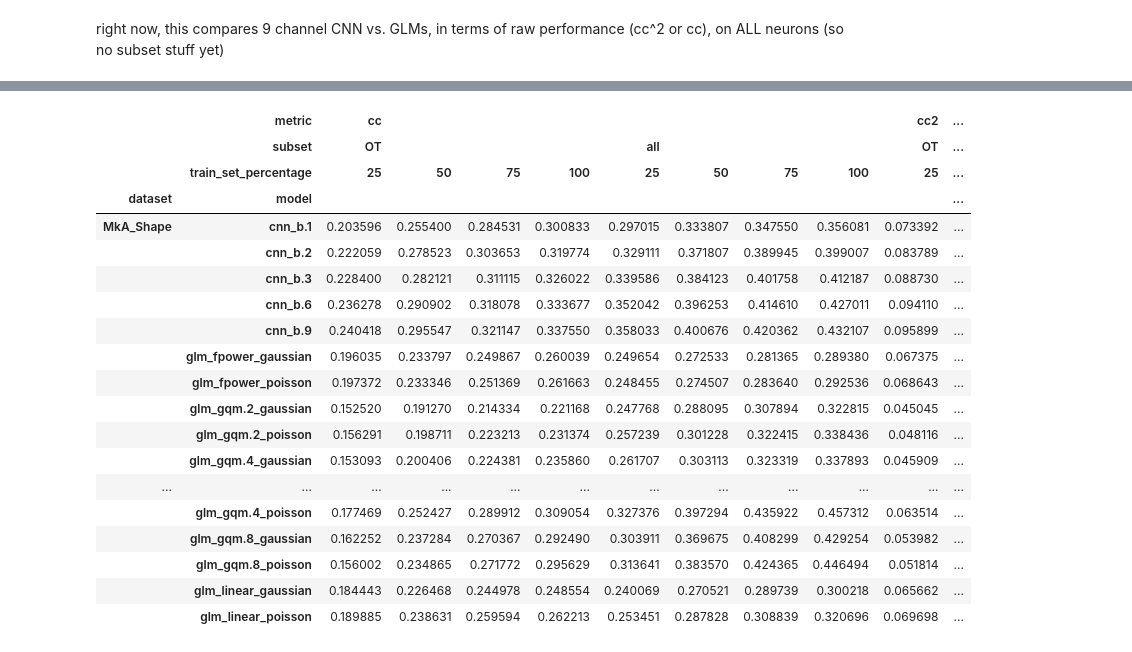
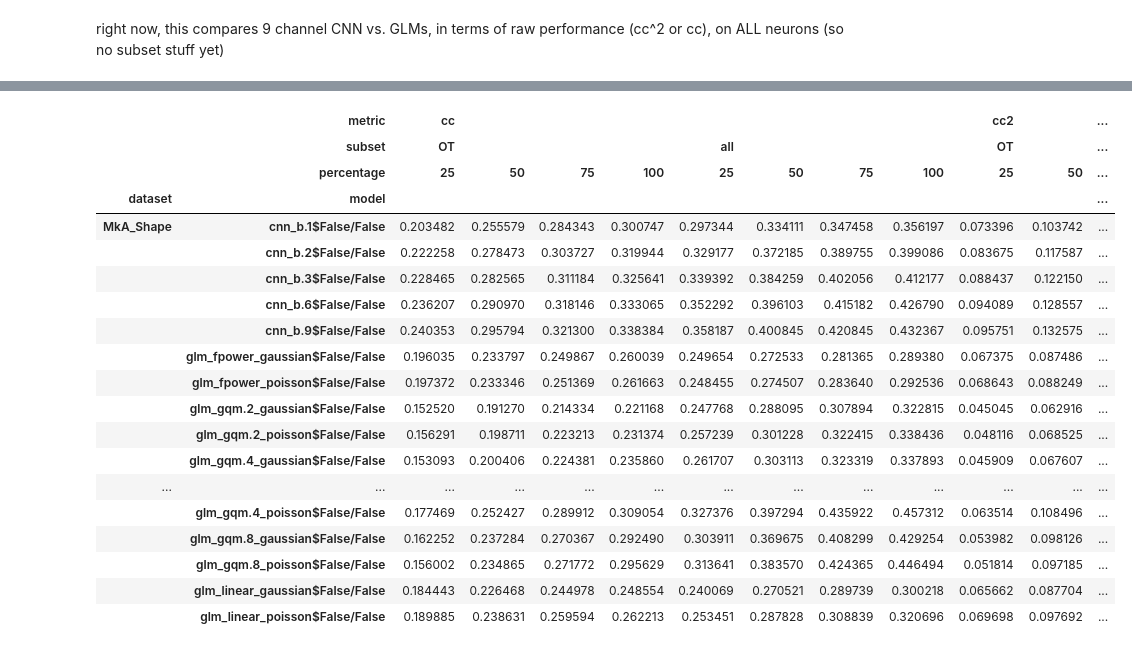
Before and after one commit to leelabcnbc/tang_jcompneuro_revision, a Jupyter notebook: results_ipynb/step_1_rough_exploration/model_performance_comparison_by_train_size.ipynb, the cells around one changed output, grey strips where cells are left out. Saved outputs shown, nothing was run; the diff lists cells and outputs as text; code cells hidden in the pictures.

Commit message:
refactored performance loading

```diff
--- a/results_ipynb/step_1_rough_exploration/model_performance_comparison_by_train_size.ipynb
+++ b/results_ipynb/step_1_rough_exploration/model_performance_comparison_by_train_size.ipynb
@@ -14,8 +14,5 @@ from tang_jcompneuro.model_fitting_postprocess import load_model_performance
 # %%
-def check_all():
-    subsets_to_check = ('all', 'OT')
-    datasets_to_check = ('MkA_Shape', 'MkE2_Shape')
-
+def check_all(squared, score_col_name):
     models_to_examine = [
         ('cnn', 'b.1'),
         ('cnn', 'b.2'),
@@ -35,31 +32,5 @@ def check_all():
     ] # TODO should make this a ordered dict.
       # so that it will be easier to collect best val model for each model class.
 
-    score_all = []
-    for dataset, subset in product(datasets_to_check, subsets_to_check):
-
-        print(dataset, subset)
-        for (model_type, model_subtype) in models_to_examine:
-            for percent in (25, 50, 75, 100):
-                score_new_cc = np.asarray(
-                    [load_model_performance(dataset, subset, percent, s, model_type, model_subtype)['corr'] for s in range(2)]
-                ).mean(axis=0)
-
-                score_new_cc2 = np.asarray(
-                    [load_model_performance(dataset, subset, percent, s, model_type, model_subtype)['corr']**2 for s in range(2)]
-                ).mean(axis=0)
-
-                score_all.append({
-                    'dataset': dataset,
-                    'subset': subset,
-                    'model': model_type + '_' + model_subtype,
-                    'train_set_percentage': percent,
-                    'cc': score_new_cc.mean(),
-                    'cc2': score_new_cc2.mean(),
-                    # later on, I can add neuron subset, etc.
-                })
-
-    score_all = pd.DataFrame(score_all,
-                             columns = ['dataset', 'subset', 'model',
-                                        'train_set_percentage', 'cc', 'cc2']).set_index(['dataset', 'subset', 'model', 'train_set_percentage'], verify_integrity=True)
-    return score_all
+    return load_data_generic(models_to_examine, load_naive=True, metric='raw', squared=squared,
+                             score_col_name=score_col_name, percentages_to_load=(25,50,75,100))
@@ -74,0 +37,2 @@ df_all.columns.name = 'metric'
+# %%
+df_all_cc = check_all(squared=False, score_col_name='cc')
@@ -74,0 +44,2 @@ df_all.columns.name = 'metric'
+# %%
+df_all_cc2 = check_all(squared=True, score_col_name='cc2')
@@ -75,26 +51,29 @@ df_all.columns.name = 'metric'
 # %%
 # this is the way to change a multiindex's names.
 # df_all.index.rename(['haha','haha2','haha3'], inplace=True)
+# %%
+df_all = pd.concat([df_all_cc, df_all_cc2], axis=1)
+df_all.columns.name = 'metric'
 # %%
-df_all.unstack('subset').unstack('train_set_percentage')
+df_all.unstack('subset').unstack('percentage')
 # %% [output]
-|  | metric | cc |  |  |  |  |  |  |  | cc2 | ... |
-|  | subset | OT |  |  |  | all |  |  |  | OT | ... |
-|  | train_set_percentage | 25 | 50 | 75 | 100 | 25 | 50 | 75 | 100 | 25 | ... |
-| dataset | model |  |  |  |  |  |  |  |  |  | ... |
-| MkA_Shape | cnn_b.1 | 0.203596 | 0.255400 | 0.284531 | 0.300833 | 0.297015 | 0.333807 | 0.347550 | 0.356081 | 0.073392 | ... |
-|  | cnn_b.2 | 0.222059 | 0.278523 | 0.303653 | 0.319774 | 0.329111 | 0.371807 | 0.389945 | 0.399007 | 0.083789 | ... |
-|  | cnn_b.3 | 0.228400 | 0.282121 | 0.311115 | 0.326022 | 0.339586 | 0.384123 | 0.401758 | 0.412187 | 0.088730 | ... |
-|  | cnn_b.6 | 0.236278 | 0.290902 | 0.318078 | 0.333677 | 0.352042 | 0.396253 | 0.414610 | 0.427011 | 0.094110 | ... |
-|  | cnn_b.9 | 0.240418 | 0.295547 | 0.321147 | 0.337550 | 0.358033 | 0.400676 | 0.420362 | 0.432107 | 0.095899 | ... |
-|  | glm_fpower_gaussian | 0.196035 | 0.233797 | 0.249867 | 0.260039 | 0.249654 | 0.272533 | 0.281365 | 0.289380 | 0.067375 | ... |
-|  | glm_fpower_poisson | 0.197372 | 0.233346 | 0.251369 | 0.261663 | 0.248455 | 0.274507 | 0.283640 | 0.292536 | 0.068643 | ... |
-|  | glm_gqm.2_gaussian | 0.152520 | 0.191270 | 0.214334 | 0.221168 | 0.247768 | 0.288095 | 0.307894 | 0.322815 | 0.045045 | ... |
-|  | glm_gqm.2_poisson | 0.156291 | 0.198711 | 0.223213 | 0.231374 | 0.257239 | 0.301228 | 0.322415 | 0.338436 | 0.048116 | ... |
-|  | glm_gqm.4_gaussian | 0.153093 | 0.200406 | 0.224381 | 0.235860 | 0.261707 | 0.303113 | 0.323319 | 0.337893 | 0.045909 | ... |
-| ... | ... | ... | ... | ... | ... | ... | ... | ... | ... | ... | ... |
-|  | glm_gqm.4_poisson | 0.177469 | 0.252427 | 0.289912 | 0.309054 | 0.327376 | 0.397294 | 0.435922 | 0.457312 | 0.063514 | ... |
-|  | glm_gqm.8_gaussian | 0.162252 | 0.237284 | 0.270367 | 0.292490 | 0.303911 | 0.369675 | 0.408299 | 0.429254 | 0.053982 | ... |
-|  | glm_gqm.8_poisson | 0.156002 | 0.234865 | 0.271772 | 0.295629 | 0.313641 | 0.383570 | 0.424365 | 0.446494 | 0.051814 | ... |
-|  | glm_linear_gaussian | 0.184443 | 0.226468 | 0.244978 | 0.248554 | 0.240069 | 0.270521 | 0.289739 | 0.300218 | 0.065662 | ... |
-|  | glm_linear_poisson | 0.189885 | 0.238631 | 0.259594 | 0.262213 | 0.253451 | 0.287828 | 0.308839 | 0.320696 | 0.069698 | ... |
+|  | metric | cc |  |  |  |  |  |  |  | cc2 |  | ... |
+|  | subset | OT |  |  |  | all |  |  |  | OT |  | ... |
+|  | percentage | 25 | 50 | 75 | 100 | 25 | 50 | 75 | 100 | 25 | 50 | ... |
+| dataset | model |  |  |  |  |  |  |  |  |  |  | ... |
+| MkA_Shape | cnn_b.1$False/False | 0.203482 | 0.255579 | 0.284343 | 0.300747 | 0.297344 | 0.334111 | 0.347458 | 0.356197 | 0.073396 | 0.103742 | ... |
+|  | cnn_b.2$False/False | 0.222258 | 0.278473 | 0.303727 | 0.319944 | 0.329177 | 0.372185 | 0.389755 | 0.399086 | 0.083675 | 0.117587 | ... |
+|  | cnn_b.3$False/False | 0.228465 | 0.282565 | 0.311184 | 0.325641 | 0.339392 | 0.384259 | 0.402056 | 0.412177 | 0.088437 | 0.122150 | ... |
+|  | cnn_b.6$False/False | 0.236207 | 0.290970 | 0.318146 | 0.333065 | 0.352292 | 0.396103 | 0.415182 | 0.426790 | 0.094089 | 0.128557 | ... |
+|  | cnn_b.9$False/False | 0.240353 | 0.295794 | 0.321300 | 0.338384 | 0.358187 | 0.400845 | 0.420845 | 0.432367 | 0.095751 | 0.132575 | ... |
+|  | glm_fpower_gaussian$False/False | 0.196035 | 0.233797 | 0.249867 | 0.260039 | 0.249654 | 0.272533 | 0.281365 | 0.289380 | 0.067375 | 0.087486 | ... |
+|  | glm_fpower_poisson$False/False | 0.197372 | 0.233346 | 0.251369 | 0.261663 | 0.248455 | 0.274507 | 0.283640 | 0.292536 | 0.068643 | 0.088249 | ... |
+|  | glm_gqm.2_gaussian$False/False | 0.152520 | 0.191270 | 0.214334 | 0.221168 | 0.247768 | 0.288095 | 0.307894 | 0.322815 | 0.045045 | 0.062916 | ... |
+|  | glm_gqm.2_poisson$False/False | 0.156291 | 0.198711 | 0.223213 | 0.231374 | 0.257239 | 0.301228 | 0.322415 | 0.338436 | 0.048116 | 0.068525 | ... |
+|  | glm_gqm.4_gaussian$False/False | 0.153093 | 0.200406 | 0.224381 | 0.235860 | 0.261707 | 0.303113 | 0.323319 | 0.337893 | 0.045909 | 0.067607 | ... |
+| ... | ... | ... | ... | ... | ... | ... | ... | ... | ... | ... | ... | ... |
+|  | glm_gqm.4_poisson$False/False | 0.177469 | 0.252427 | 0.289912 | 0.309054 | 0.327376 | 0.397294 | 0.435922 | 0.457312 | 0.063514 | 0.108496 | ... |
+|  | glm_gqm.8_gaussian$False/False | 0.162252 | 0.237284 | 0.270367 | 0.292490 | 0.303911 | 0.369675 | 0.408299 | 0.429254 | 0.053982 | 0.098126 | ... |
+|  | glm_gqm.8_poisson$False/False | 0.156002 | 0.234865 | 0.271772 | 0.295629 | 0.313641 | 0.383570 | 0.424365 | 0.446494 | 0.051814 | 0.097185 | ... |
+|  | glm_linear_gaussian$False/False | 0.184443 | 0.226468 | 0.244978 | 0.248554 | 0.240069 | 0.270521 | 0.289739 | 0.300218 | 0.065662 | 0.087704 | ... |
+|  | glm_linear_poisson$False/False | 0.189885 | 0.238631 | 0.259594 | 0.262213 | 0.253451 | 0.287828 | 0.308839 | 0.320696 | 0.069698 | 0.097692 | ... |
```
Also changed, not shown: parts of 5 cells of this notebook, 2 other files.
